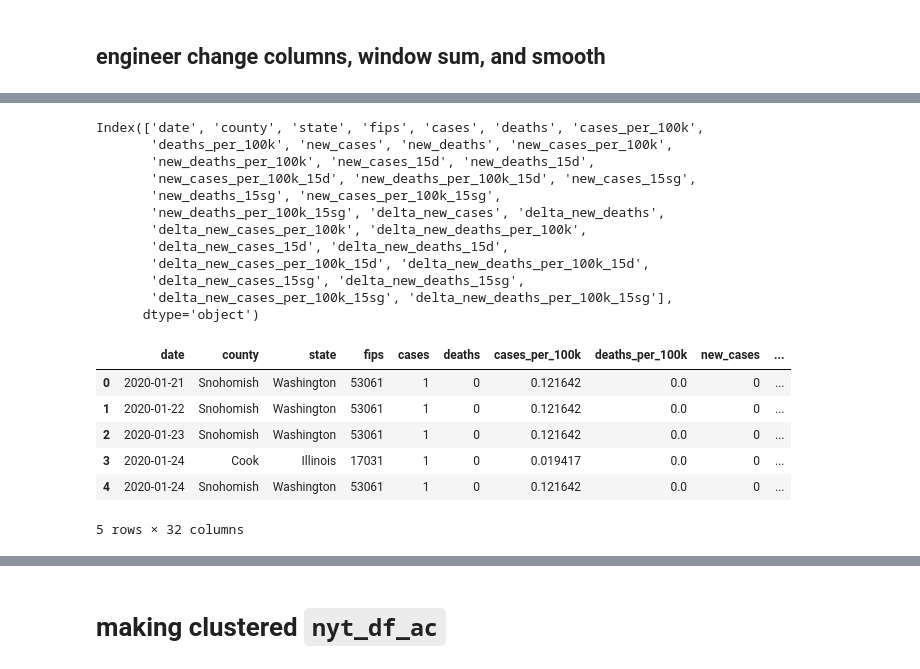
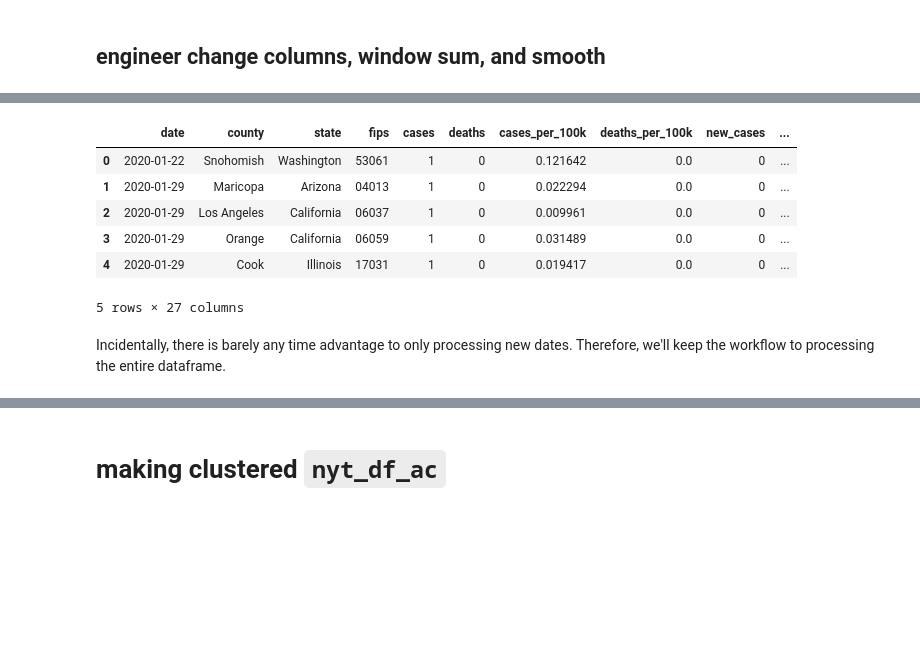
Before and after one commit to jydiw/covid-19-data, a Jupyter notebook: notebooks/3_processing-nytimes.ipynb, the cells around one changed output, grey strips where cells are left out. Saved outputs shown, nothing was run; the diff lists cells and outputs as text; code cells hidden in the pictures; blank space fills up the shorter version.

```diff
--- a/notebooks/3_processing-nytimes.ipynb
+++ b/notebooks/3_processing-nytimes.ipynb
@@ -171,3 +187,20 @@ def add_savgol_cols(df, cols, window=7, clip=False):
     if clip:
         df[new_cols] = df[new_cols].clip(lower=0)
     return (df, new_cols)
+
+def add_cols(df, cols, window, sg=True):
+    df, new_cols = add_change_cols(df, cols, pre='new_', clip=True)
+    df, cols_15d = add_window_cols(df, new_cols, window)
+    if sg:
+        df, new_cols_15sg = add_savgol_cols(df, new_cols, window, clip=True)
+    df, delta_new_cols = add_change_cols(df, new_cols, pre='delta_')
+    df, delta_cols_15d = add_window_cols(df, delta_new_cols, window)
+    if sg:
+        df, delta_new_cols_15sg = add_savgol_cols(df, delta_new_cols, window)
+
+    df['days'] = ((df['date'] - df['date'].max()) / np.timedelta64(1, 'D')).astype('int')
+    df['mortality_rate'] = df['deaths'] / nyt_df['cases']
+    df[f'mortality_rate_{window}d'] = df[f'new_deaths_{window}d'] / df[f'new_cases_{window}d']
+    df.loc[(df[f'new_deaths_{window}d'] ==0), f'mortality_rate_{window}d'] = 0
+
+    return df
@@ -196,28 +207,13 @@ Index(['date', 'county', 'state', 'fips', 'cases', 'deaths', 'cases_per_100k',
-# %%
-nyt_df, delta_new_cols = add_change_cols(nyt_df, new_cols, pre='delta_')
-nyt_df, delta_cols_15d = add_window_cols(nyt_df, delta_new_cols, window=15)
-# nyt_df, delta_new_cols_7sg = add_savgol_cols(nyt_df, delta_new_cols)
-nyt_df, delta_new_cols_15sg = add_savgol_cols(nyt_df, delta_new_cols, window=15)
-
-print(nyt_df.columns)
-nyt_df.head()
-# %% [output]
-Index(['date', 'county', 'state', 'fips', 'cases', 'deaths', 'cases_per_100k',
-       'deaths_per_100k', 'new_cases', 'new_deaths', 'new_cases_per_100k',
-       'new_deaths_per_100k', 'new_cases_15d', 'new_deaths_15d',
-       'new_cases_per_100k_15d', 'new_deaths_per_100k_15d', 'new_cases_15sg',
-       'new_deaths_15sg', 'new_cases_per_100k_15sg',
-       'new_deaths_per_100k_15sg', 'delta_new_cases', 'delta_new_deaths',
-       'delta_new_cases_per_100k', 'delta_new_deaths_per_100k',
-       'delta_new_cases_15d', 'delta_new_deaths_15d',
-       'delta_new_cases_per_100k_15d', 'delta_new_deaths_per_100k_15d',
-       'delta_new_cases_15sg', 'delta_new_deaths_15sg',
-       'delta_new_cases_per_100k_15sg', 'delta_new_deaths_per_100k_15sg'],
-      dtype='object')
-|  | date | county | state | fips | cases | deaths | cases_per_100k | deaths_per_100k | new_cases | ... |
-| 0 | 2020-01-21 | Snohomish | Washington | 53061 | 1 | 0 | 0.121642 | 0.0 | 0 | ... |
-| 1 | 2020-01-22 | Snohomish | Washington | 53061 | 1 | 0 | 0.121642 | 0.0 | 0 | ... |
-| 2 | 2020-01-23 | Snohomish | Washington | 53061 | 1 | 0 | 0.121642 | 0.0 | 0 | ... |
-| 3 | 2020-01-24 | Cook | Illinois | 17031 | 1 | 0 | 0.019417 | 0.0 | 0 | ... |
-| 4 | 2020-01-24 | Snohomish | Washington | 53061 | 1 | 0 | 0.121642 | 0.0 | 0 | ... |
-5 rows × 32 columns
+# %%
+nyt_df_w = add_cols(nyt_df_w, cols, 2, sg=False)
+nyt_df_w.head()
+# %% [output]
+|  | date | county | state | fips | cases | deaths | cases_per_100k | deaths_per_100k | new_cases | ... |
+| 0 | 2020-01-22 | Snohomish | Washington | 53061 | 1 | 0 | 0.121642 | 0.0 | 0 | ... |
+| 1 | 2020-01-29 | Maricopa | Arizona | 04013 | 1 | 0 | 0.022294 | 0.0 | 0 | ... |
+| 2 | 2020-01-29 | Los Angeles | California | 06037 | 1 | 0 | 0.009961 | 0.0 | 0 | ... |
+| 3 | 2020-01-29 | Orange | California | 06059 | 1 | 0 | 0.031489 | 0.0 | 0 | ... |
+| 4 | 2020-01-29 | Cook | Illinois | 17031 | 1 | 0 | 0.019417 | 0.0 | 0 | ... |
+5 rows × 27 columns
+# %% [markdown]
+Incidentally, there is barely any time advantage to only processing new dates. Therefore, we'll keep the workflow to processing the entire dataframe.
```
Also changed, not shown: parts of 13 cells of this notebook, 10 other files.
